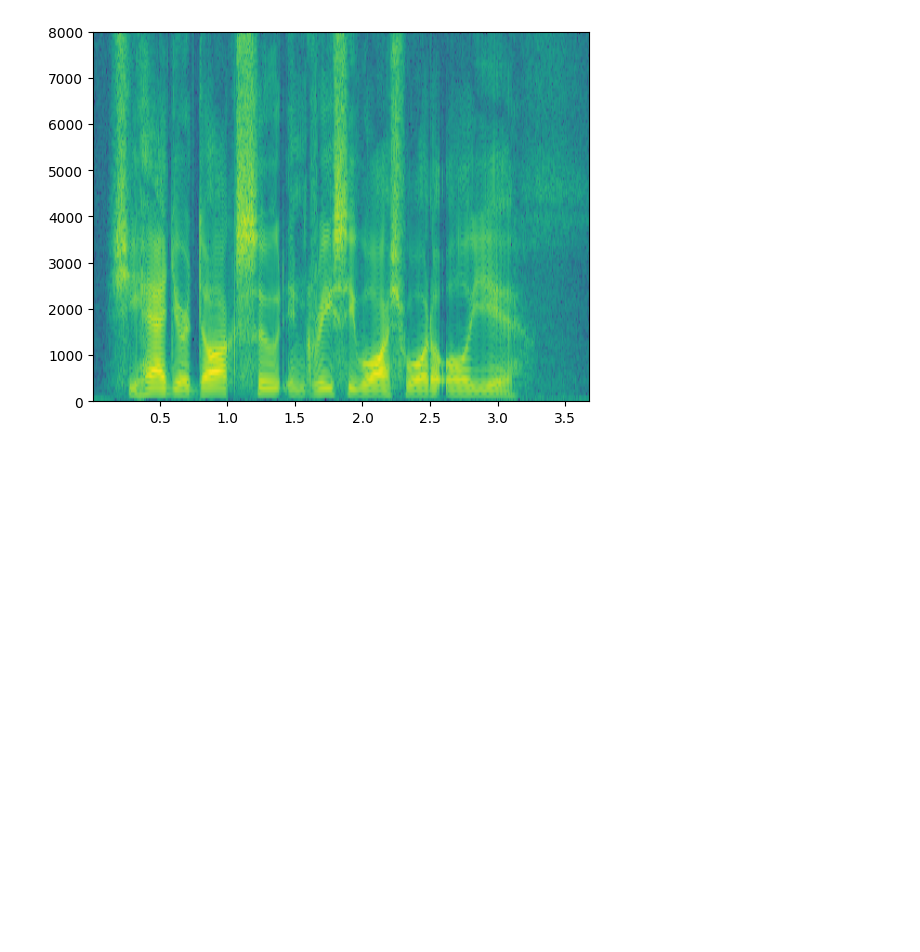
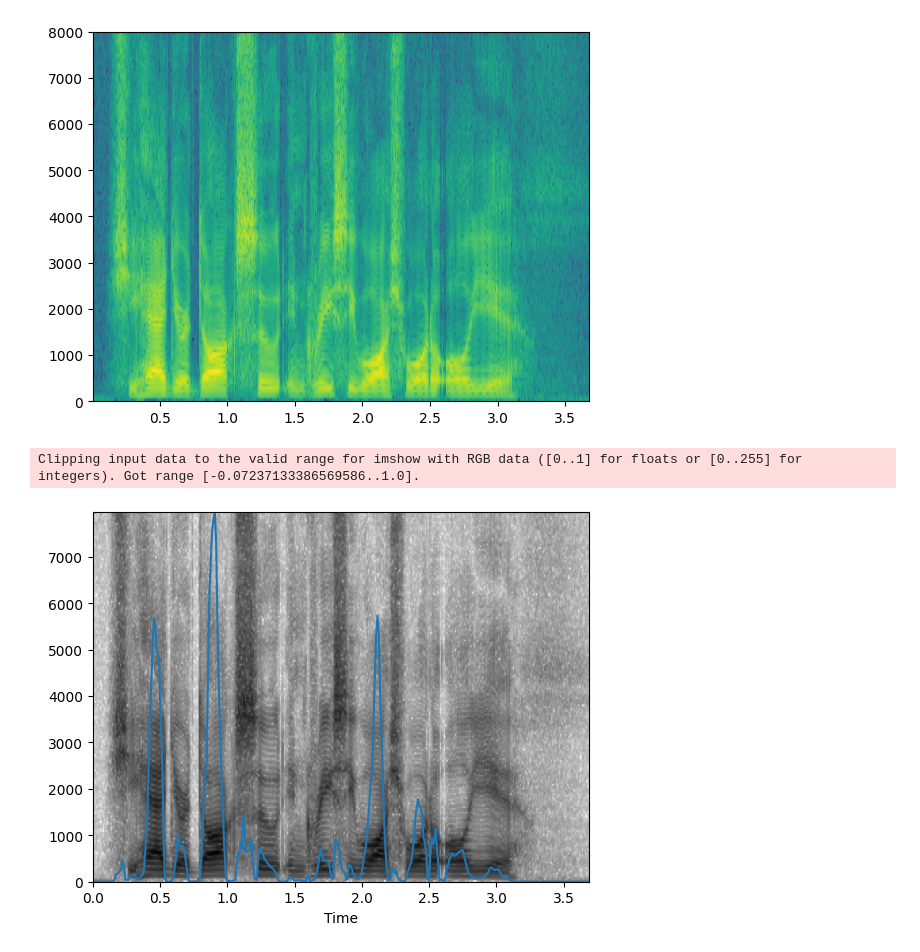
Before and after one commit to oakle072-spec/csci5541_Assignment6, a Jupyter notebook: Assignment6.ipynb, the cells around one changed output. Saved outputs shown, nothing was run; the diff lists cells and outputs as text; code cells hidden in the pictures; blank space fills up the shorter version.

Commit message:
add spectrogram and energy plot

```diff
--- a/Assignment6.ipynb
+++ b/Assignment6.ipynb
@@ -32,3 +38,46 @@ plt.show()
 # %%
 window_size_ms = 25
-frames_per_window = rate * window_size_ms / 1000
+window_shift_ms = 10
+frames_per_window =int( rate * window_size_ms / 1000)
+frames_per_shift = int( rate * window_shift_ms / 1000)
+
+windowed_fft = []
+windowed_energy  = []
+i = 0
+while i + frames_per_window < len(signal):
+    window = signal[i: i+frames_per_window]
+    window = window * np.hanning(frames_per_window)
+    windowed_energy.append(np.sum(window**2))
+    fft = np.fft.fft(window)
+    mags = log_square_magnitude(fft[:frames_per_window//2])
+    windowed_fft.append(mags)
+    i += int(frames_per_shift)
+spec = np.array(windowed_fft).T
+energy = np.array(windowed_energy)
+
+alpha = spec/spec.max()
+# %%
+freq, windows = alpha.shape
+
+spectrogram = np.zeros((freq, windows, 4))
+
+# Set color (blue)
+spectrogram[...,1, 2,3] = 1.0
+
+# Set alpha from magnitude
+spectrogram[..., 3] = alpha
+# %%
+freqs = [i * rate / frames_per_window for i in range(len(spec))]
+sec = np.linspace(0, len(signal)/rate, num = len(windowed_energy))
+plt.imshow(spectrogram,
+           origin ='lower',
+           aspect ='auto',
+           extent = [sec[0], sec[-1], freqs[0], freqs[-1]])
+plt.xlabel("Time")
+energy = energy/energy.max()
+energy = energy * freqs[-1]
+plt.plot(sec, energy)
+plt.show()
+# %% [output]
+Clipping input data to the valid range for imshow with RGB data ([0..1] for floats or [0..255] for integers). Got range [-0.07237133386569586..1.0].
+[figure, added]
```
Also changed, not shown: parts of 1 cell of this notebook.
